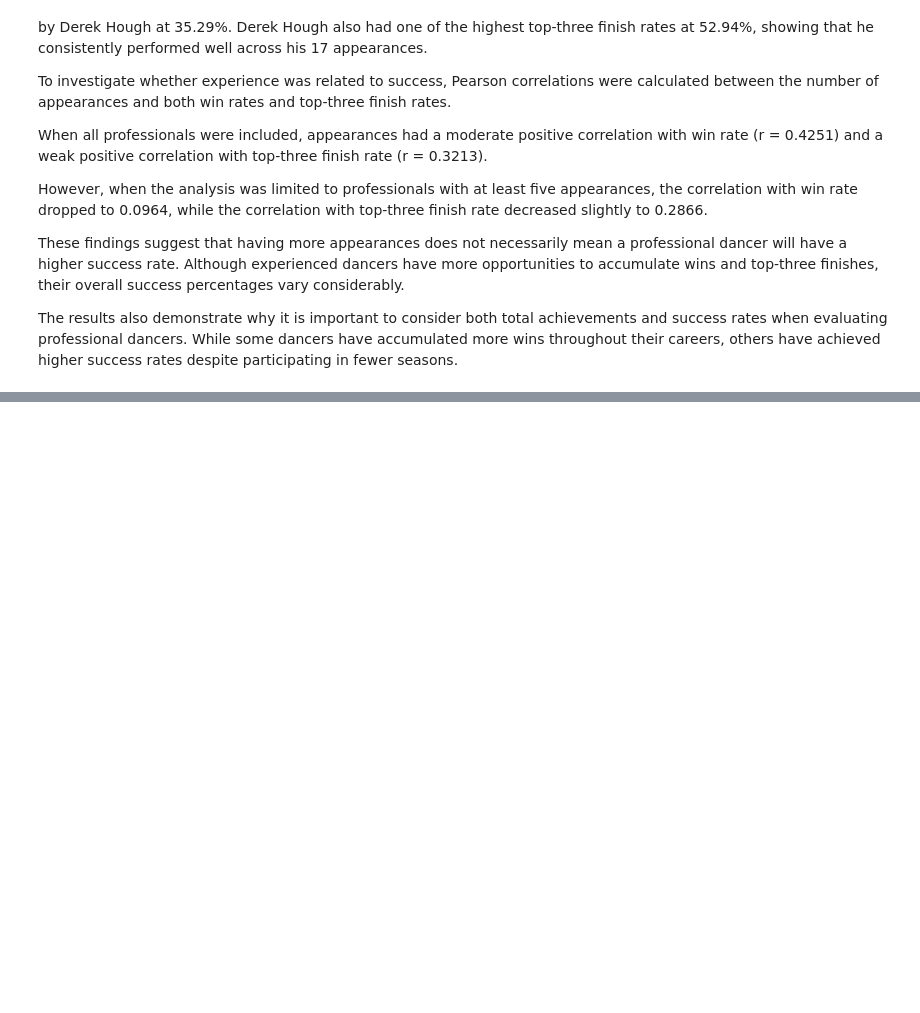
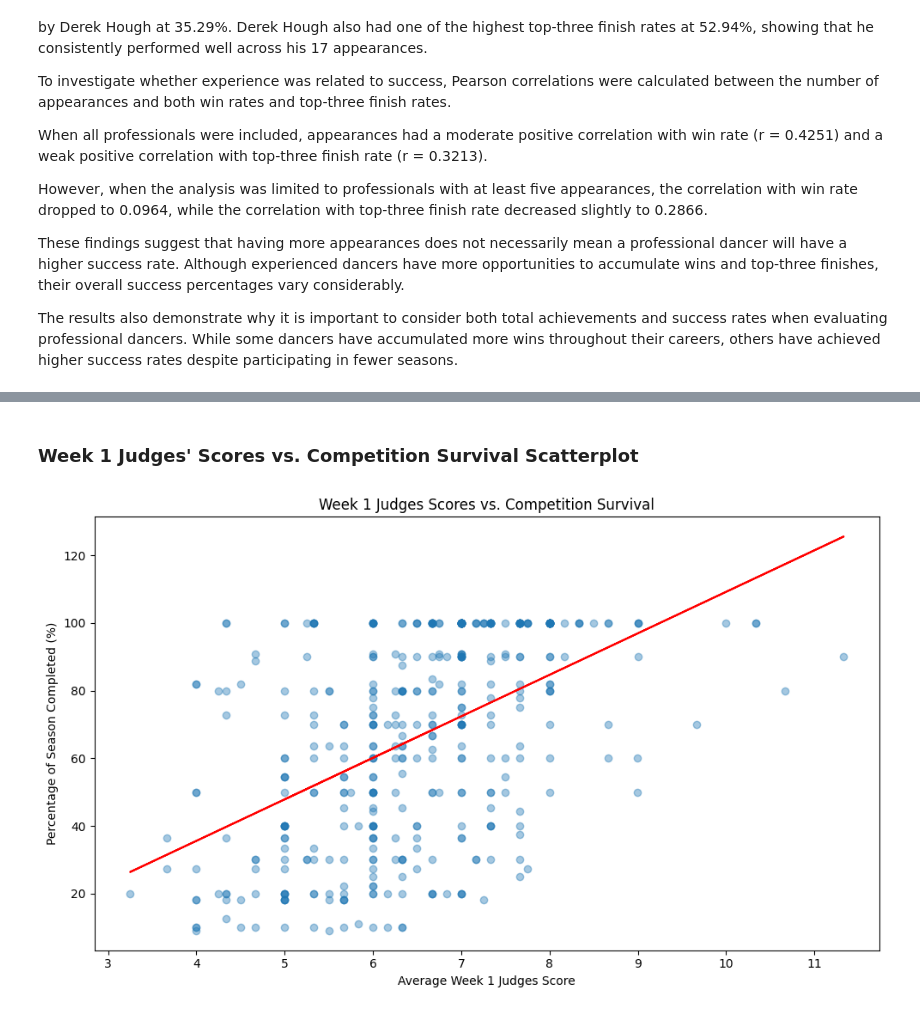
Before and after one commit to mia-c25/dwts-data-analysis, a Jupyter notebook: notebooks/notebook.ipynb, the cells around one changed output, grey strips where cells are left out. Saved outputs shown, nothing was run; the diff lists cells and outputs as text; code cells hidden in the pictures; blank space fills up the shorter version.

```diff
--- a/notebooks/notebook.ipynb
+++ b/notebooks/notebook.ipynb
@@ -1137,0 +1582,6 @@ The results also demonstrate why it is important to consider both total achievem
+# %%
+df['early_avg_score'] = (
+    df[early_score_cols]
+    .replace(0, float('nan'))
+    .mean(axis=1)
+)
@@ -1137,0 +1642,11 @@ The results also demonstrate why it is important to consider both total achievem
+# %%
+week1_cols =[
+    col for col in df.columns
+    if col.startswith('week1_') and 'score' in col
+]
+
+df['week1_avg_score'] = (
+    df[week1_cols]
+    .replace(0, float('nan'))
+    .mean(axis=1)
+)
@@ -1137,0 +1684,26 @@ The results also demonstrate why it is important to consider both total achievem
+# %% [markdown]
+### Week 1 Judges' Scores vs. Competition Survival Scatterplot
+# %%
+import numpy as np
+import matplotlib.pyplot as plt
+
+plot_data = df[['week1_avg_score', 'season_progress_pct']].dropna()
+
+x = plot_data['week1_avg_score']
+y = plot_data['season_progress_pct']
+
+plt.figure(figsize=(10, 6))
+plt.scatter(x, y, alpha=0.4)
+
+# Add regression line
+m, b = np.polyfit(x, y, 1)
+plt.plot(x, m*x + b, color='red')
+
+plt.title('Week 1 Judges Scores vs. Competition Survival')
+plt.xlabel('Average Week 1 Judges Score')
+plt.ylabel('Percentage of Season Completed (%)')
+
+plt.tight_layout()
+plt.show()
+# %% [output]
+[figure, added]
```
Also changed, not shown: parts of 64 cells of this notebook.
